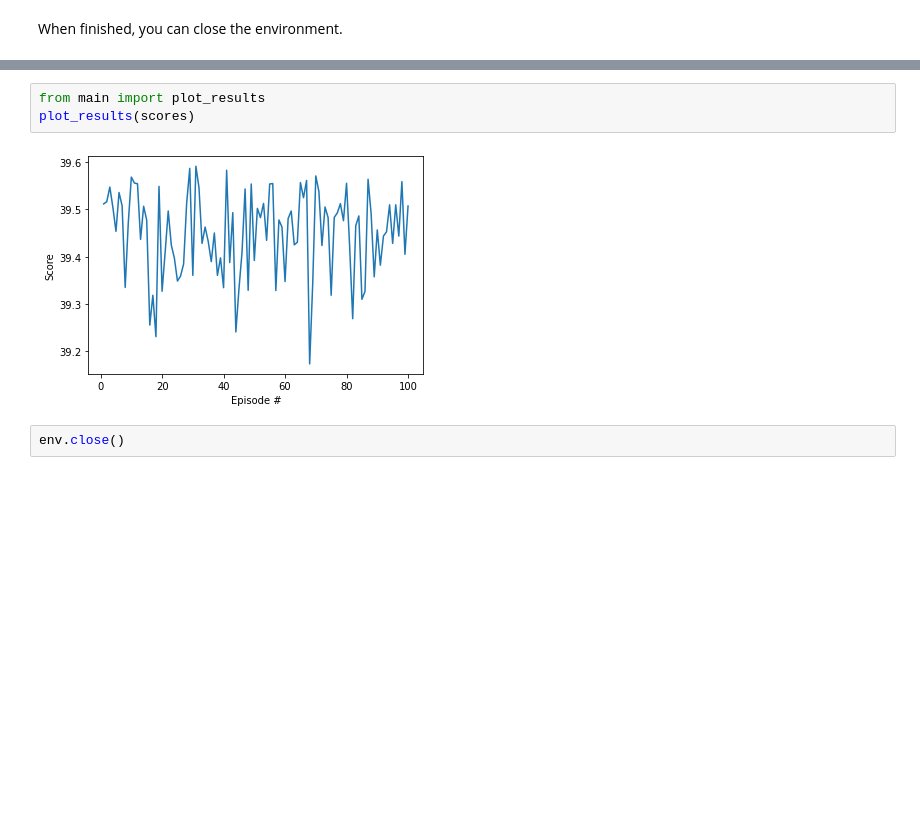
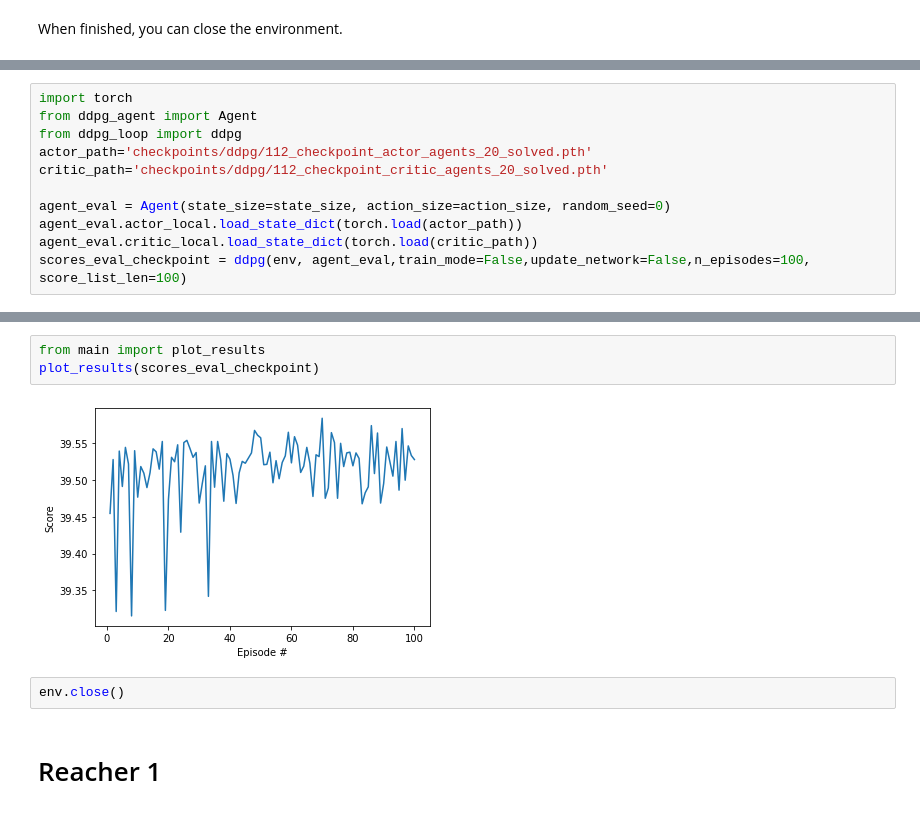
Before and after one commit to semberecki/udacity_rl_p2, a Jupyter notebook: Reacher-Solution-ddpg.ipynb, the cells around one changed output, grey strips where cells are left out. Drawn from its saved outputs; the diff is of its cells as text; blank space fills up the shorter version.

Commit message:
Improved DDPG Reacher 20 task and solved Reacher 1.

```diff
--- a/Reacher-Solution-ddpg.ipynb
+++ b/Reacher-Solution-ddpg.ipynb
@@ -262,0 +134,11 @@ scores= [39.51149911684915,
+# %%
+import torch
+from ddpg_agent import Agent
+from ddpg_loop import ddpg
+actor_path='checkpoints/ddpg/112_checkpoint_actor_agents_20_solved.pth'
+critic_path='checkpoints/ddpg/112_checkpoint_critic_agents_20_solved.pth'
+
+agent_eval = Agent(state_size=state_size, action_size=action_size, random_seed=0)
+agent_eval.actor_local.load_state_dict(torch.load(actor_path))
+agent_eval.critic_local.load_state_dict(torch.load(critic_path))
+scores_eval_checkpoint = ddpg(env, agent_eval,train_mode=False,update_network=False,n_episodes=100, score_list_len=100)
@@ -263,7 +163,9 @@ scores= [39.51149911684915,
 # %%
 from main import plot_results
-plot_results(scores)
+plot_results(scores_eval_checkpoint)
 # %% [output]
-[figure, old version]
+[figure, new version]
 # %%
 env.close()
+# %% [markdown]
+# Reacher 1
```
Also changed, not shown: parts of 15 cells of this notebook, 28 other files.
